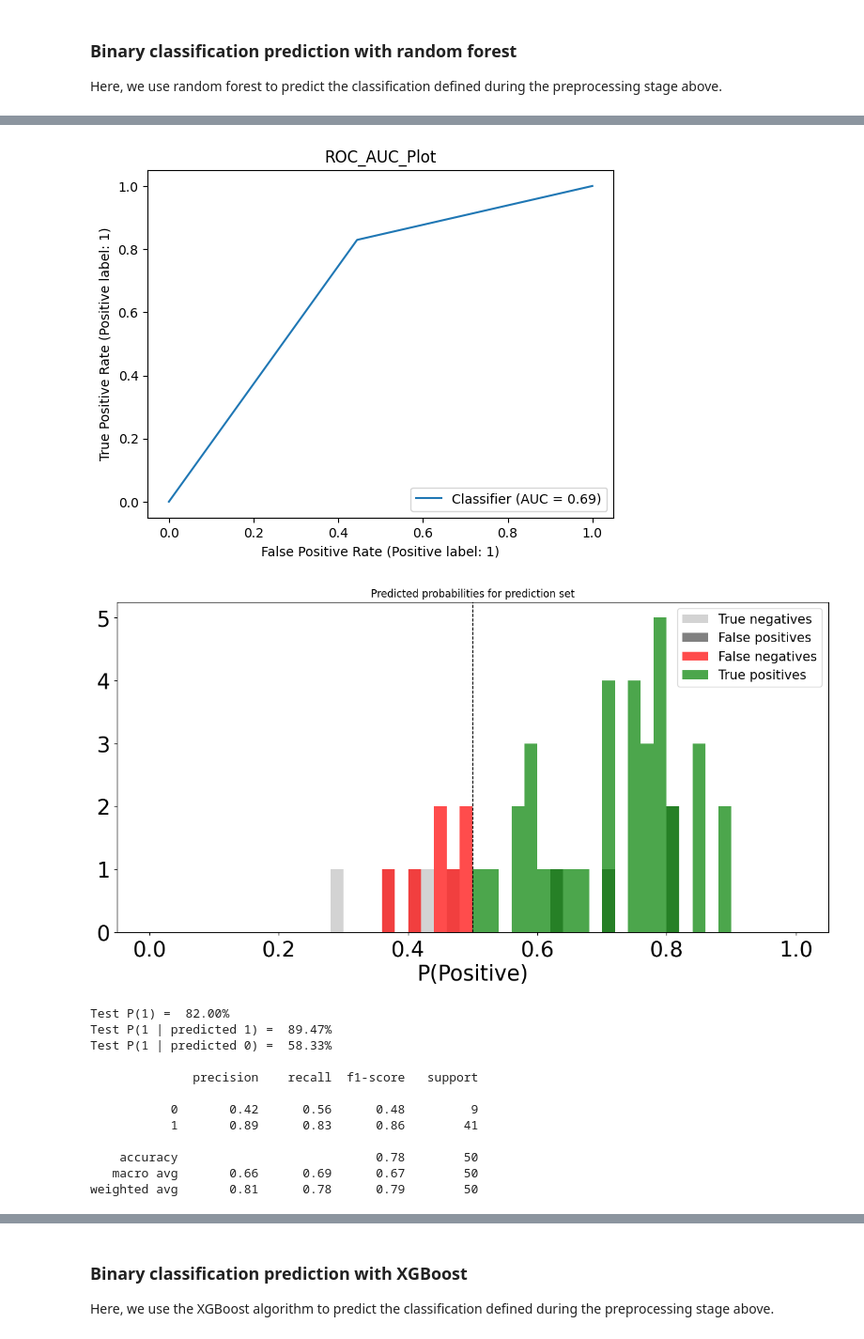
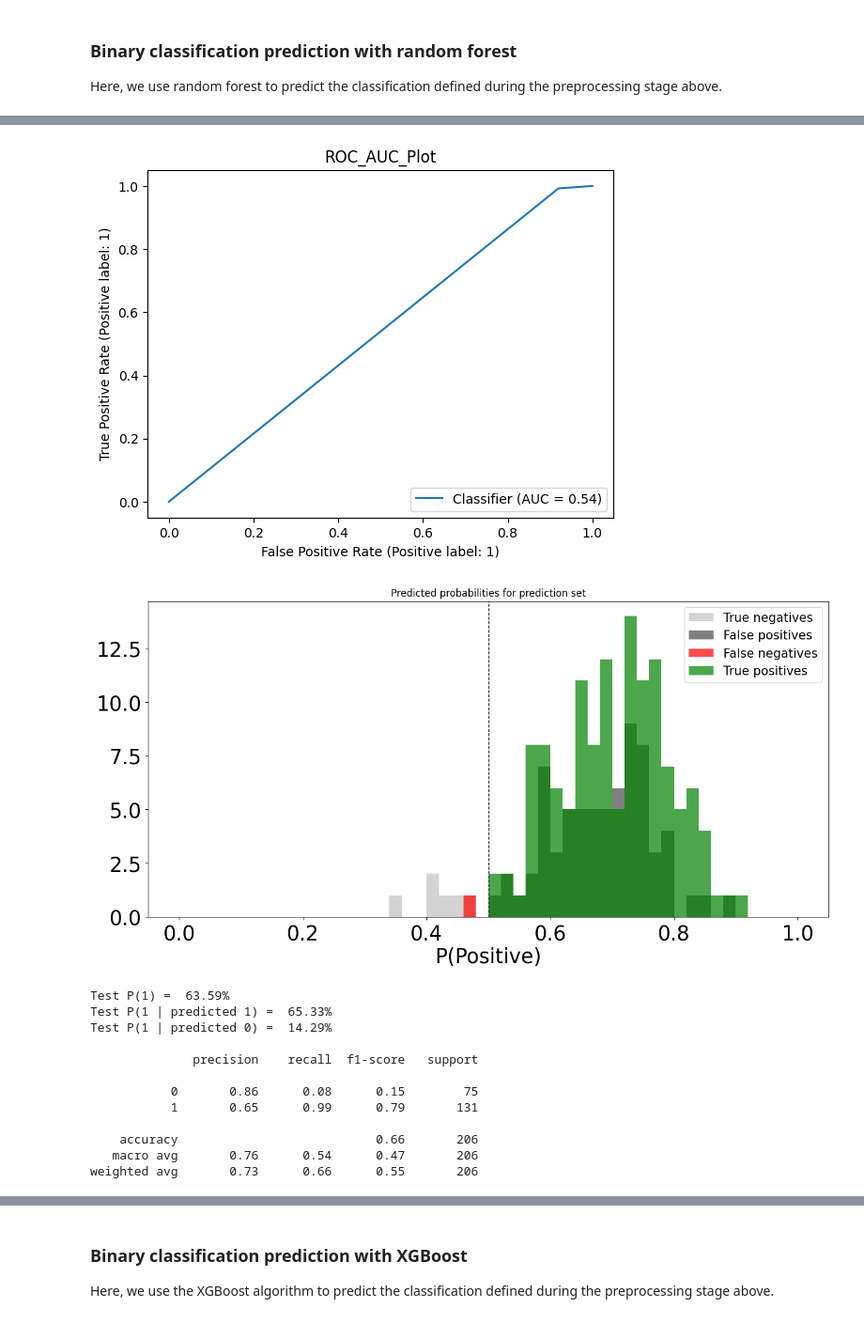
Before and after one commit to higherbar-ai/ml4qc, a Jupyter notebook: src/ml4qc-capi1-example.ipynb, the cells around one changed output, grey strips where cells are left out. Shown at 94% size. Saved outputs shown, nothing was run; the diff lists cells and outputs as text; code cells hidden in the pictures.

```diff
--- a/src/ml4qc-capi1-example.ipynb
+++ b/src/ml4qc-capi1-example.ipynb
@@ -108,10 +108,10 @@ Since this is a static *ex post* dataset with all submissions already reviewed,
 from ml4qc import SurveyMLClassifier
 
 # optional dimensionality reduction with PCA (None for no PCA, float (0, 1) for % variance to retain
-pca = 0.90
+pca = 0.99
 
 # make a copy of the data for analysis, so that we can transform it at will, dropping columns we don't need and rows with missing values
-analysis_df = all_data.drop(["SubmissionDate", "starttime", "endtime", "duration", "TA"], axis=1).copy(deep=True)
+analysis_df = all_data.drop(["SubmissionDate", "starttime", "endtime", "duration", "TA", "mean_light_level", "sd_light_level", "mean_movement", "sd_movement"], axis=1).copy(deep=True)
 analysis_df = analysis_df[~analysis_df.isnull().any(axis=1)]
 
 # organize DataFrames with features and classes for prediction
@@ -122,6 +122,9 @@ features_df = analysis_df.drop(["review_status", "review_quality"], axis=1)
 target_description = "Not APPROVED+GOOD"
 classes_df["target"] = classes_df.apply(lambda row: (0 if row["review_status"] == "APPROVED" and row["review_quality"] == "GOOD" else 1), axis=1)
 target_df = pd.DataFrame(classes_df["target"])
+print(f"Target description: {target_description}")
+print(target_df.target.value_counts())
+print()
 
 # create SurveyML object with 75% test vs. train size
 surveyml = SurveyMLClassifier(features_df, target_df, test_size=0.25, cv_when_training=True, random_state=None, verbose=True, reweight_classes=True)
@@ -242,7 +250,7 @@ print()
 
 from sklearn.tree import DecisionTreeClassifier
 
-classifier_dt = DecisionTreeClassifier(random_state=None, class_weight=surveyml.class_weights, max_depth=30, min_samples_leaf=2)
+classifier_dt = DecisionTreeClassifier(random_state=None, class_weight=surveyml.class_weights, max_depth=40, min_samples_leaf=4)
 predictions = surveyml.run_prediction_model(classifier_dt)
 print(f"Predictions made: {len(predictions)}")
 # surveyml.report_feature_importance(classifier_dt.feature_importances_)
@@ -297,7 +305,7 @@ print()
 
 from sklearn.ensemble import RandomForestClassifier
 
-classifier_rf = RandomForestClassifier(random_state=None, n_estimators=1000, class_weight="balanced", max_depth=4, min_samples_leaf=1)
+classifier_rf = RandomForestClassifier(random_state=None, n_estimators=1000, class_weight="balanced", max_depth=20, min_samples_leaf=2)
 predictions = surveyml.run_prediction_model(classifier_rf)
 print(f"Predictions made: {len(predictions)}")
 # surveyml.report_feature_importance(classifier_rf.feature_importances_)
@@ -322,14 +330,14 @@ test_roc_auc: 0.5655969634230504 (SD: 0.09329620368422882)
-[figure, old version]
+[figure, new version]
-[figure, old version]
+[figure, new version]
-Test P(1) =  82.00%
-Test P(1 | predicted 1) =  89.47%
-Test P(1 | predicted 0) =  58.33%
+Test P(1) =  63.59%
+Test P(1 | predicted 1) =  65.33%
+Test P(1 | predicted 0) =  14.29%
 
               precision    recall  f1-score   support
 
-           0       0.42      0.56      0.48         9
-           1       0.89      0.83      0.86        41
+           0       0.86      0.08      0.15        75
+           1       0.65      0.99      0.79       131
 
-    accuracy                           0.78        50
-   macro avg       0.66      0.69      0.67        50
-weighted avg       0.81      0.78      0.79        50
+    accuracy                           0.66       206
+   macro avg       0.76      0.54      0.47       206
+weighted avg       0.73      0.66      0.55       206
```
Also changed, not shown: parts of 9 cells of this notebook, 1 other file.
